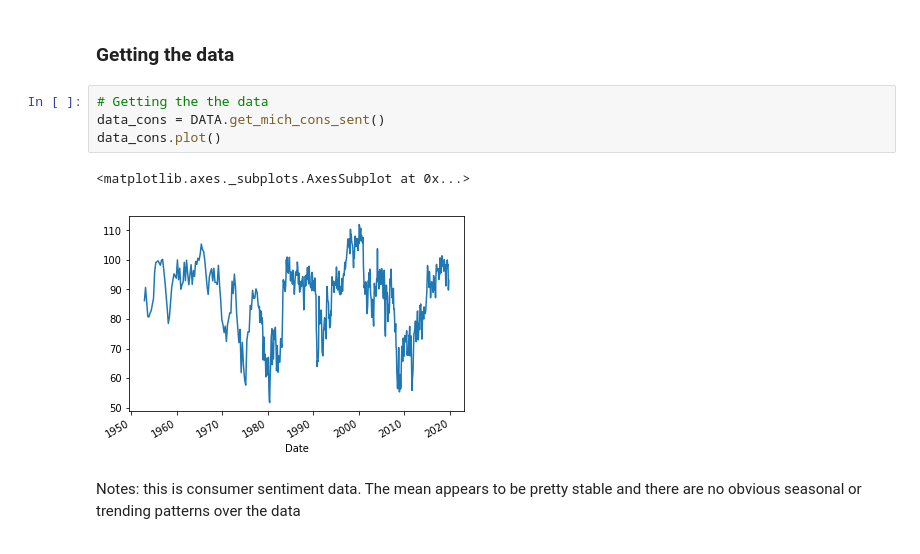
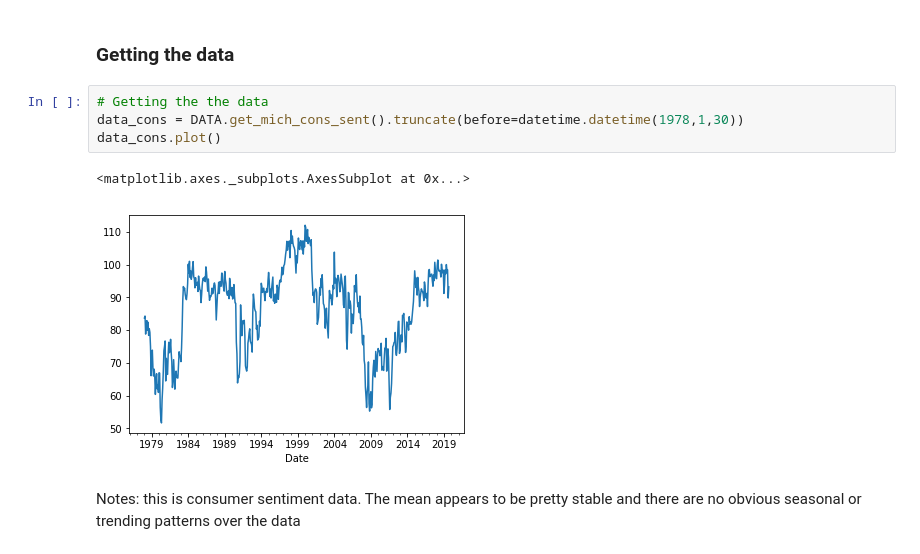
Before and after one commit to nt-ds/ckt-time-series-analysis, a Jupyter notebook: TSM_Proj.ipynb, the cells around one changed output. Cells and saved outputs as stored; diff of their text form.

```diff
--- a/TSM_Proj.ipynb
+++ b/TSM_Proj.ipynb
@@ -188,11 +188,11 @@ class PLOTTERS():
 ### Getting the data
 # %%
 # Getting the the data
-data_cons = DATA.get_mich_cons_sent()
+data_cons = DATA.get_mich_cons_sent().truncate(before=datetime.datetime(1978,1,30))
 data_cons.plot()
 # %% [output]
 <matplotlib.axes._subplots.AxesSubplot at 0x...>
-[figure, old version]
+[figure, new version]
 # %% [markdown]
 Notes: this is consumer sentiment data. The mean appears to be pretty stable and there are no obvious seasonal or trending patterns over the data
 # %% [markdown]
```
Also changed, not shown: parts of 27 cells of this notebook.
